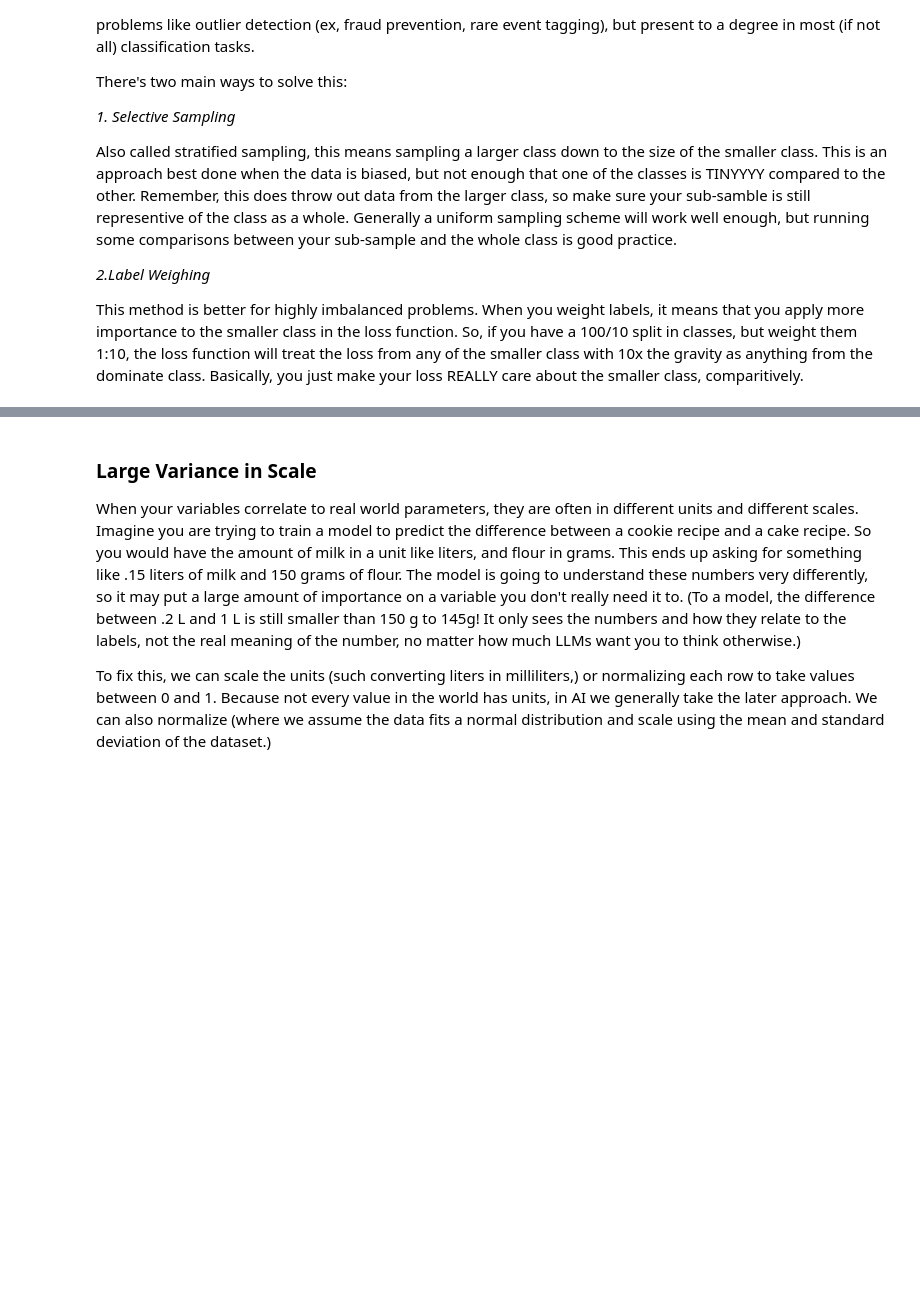
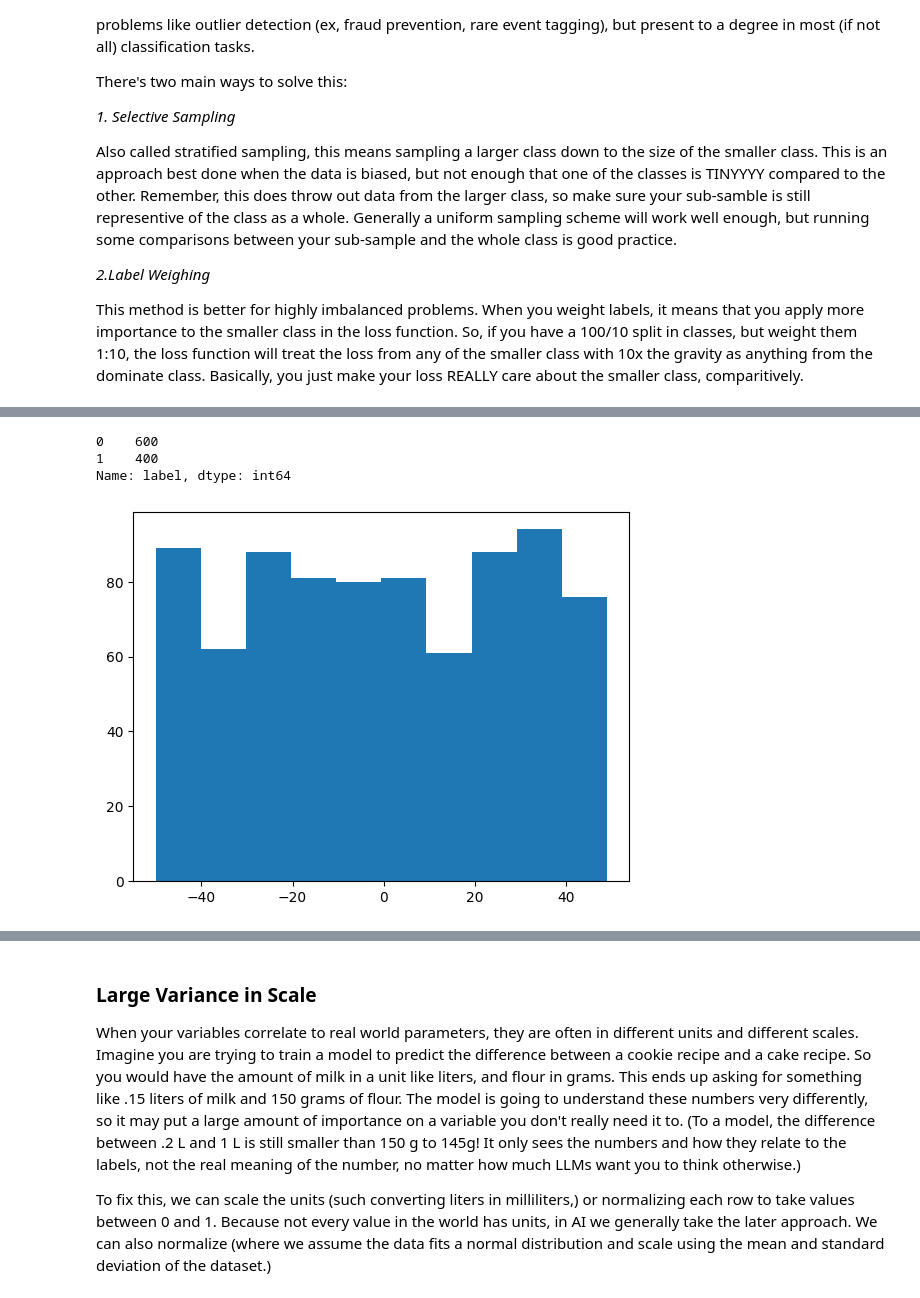
Before and after one commit to BNL-Fermilab-RENEW/tutorials_2023, a Jupyter notebook: 07_Challenge/common_pitfalls.ipynb, the cells around one changed output, grey strips where cells are left out. Cells and saved outputs as stored; diff of their text form; code cells hidden in the pictures; blank space fills up the shorter version.

```diff
--- a/07_Challenge/common_pitfalls.ipynb
+++ b/07_Challenge/common_pitfalls.ipynb
@@ -165,0 +181,29 @@ very_unbalanced_data = ""
+# %%
+# Let's take care of this imbalance with some stratified sampling.
+# There are a few things to know here - We are going to remove data
+# So in multivariate training cases, we need to make sure we're not removing data that matters in a different dimension
+# Also, when we do a train/val split, we may just get more samples of one class in another set than the other
+# That doesn't need this sort of sampling to
+
+# Let's use pandas to do the sampling
+data = pd.DataFrame({"features": slightly_imbalanced_data[0], "label":slightly_imbalanced_data[1]})
+data['label'].value_counts() # Exactly as we defined in the data generator
+# %% [output]
+0    600
+1    400
+Name: label, dtype: int64
+# %%
+# Let's sample
+class_a = data[data["label"]==0] # isolate the class we want to downsample, the larger class here
+class_b = data[data["label"]==1]
+
+downsample_count = len(class_b) # number of examples of class b.
+downsampled_class_a = class_a.sample(downsample_count) # Using `.sample` works across all columns, so the indexes are right
+
+# And then go ahead and make the new dataset that's the combination of the other class, and this downsampled class
+even_dataset = pd.concat([downsampled_class_a, class_b])
+
+plt.hist(even_dataset['features'])
+plt.show()
+# %% [output]
+[figure, added]
```
Also changed, not shown: parts of 23 cells of this notebook, 1 other file.
